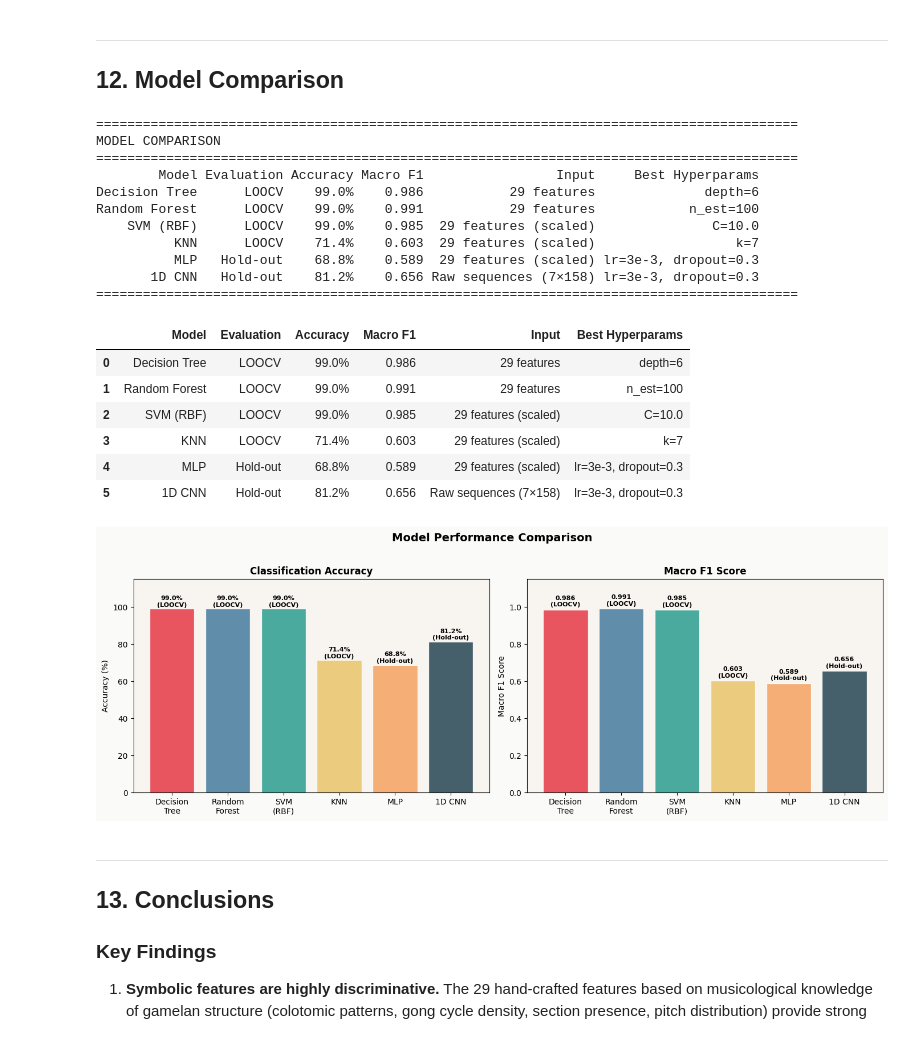
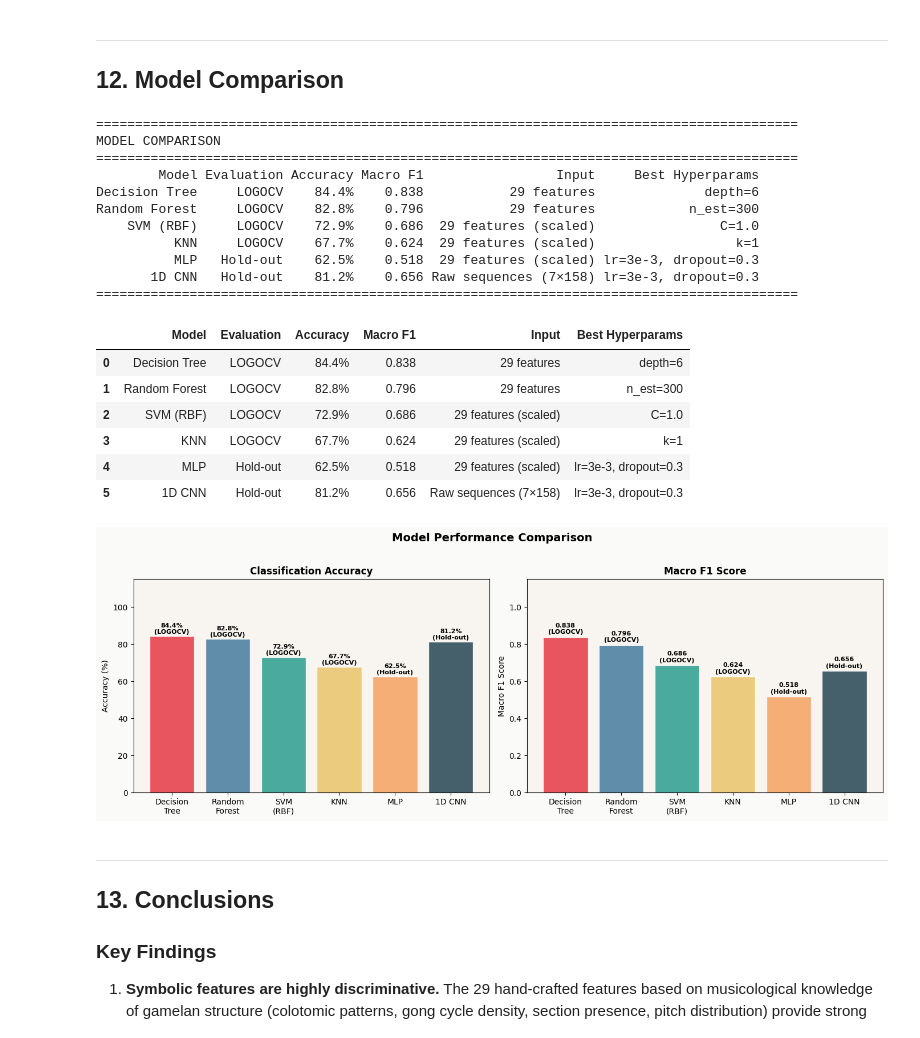
Before and after one commit to fredericVaquer/classifying-javanese-gamelan-forms, a Jupyter notebook: gamelan_classification_augmented.ipynb, the cells around one changed output. Cells and saved outputs as stored; diff of their text form; code cells hidden in the pictures.

```diff
--- a/gamelan_classification_augmented.ipynb
+++ b/gamelan_classification_augmented.ipynb
@@ -487,18 +509,18 @@ best_depth_dt = 1
 
 for depth in range(1, 16):
     dt = DecisionTreeClassifier(max_depth=depth, random_state=42)
-    y_pred_loo = cross_val_predict(dt, X_feat, y, cv=loo)
+    y_pred_loo = cross_val_predict(dt, X_feat, y, cv=logo, groups=groups)
     acc = accuracy_score(y, y_pred_loo)
     if acc > best_loo_acc_dt:
         best_loo_acc_dt = acc
         best_depth_dt = depth
 
 dt_final = DecisionTreeClassifier(max_depth=best_depth_dt, random_state=42)
-y_pred_dt_loo = cross_val_predict(dt_final, X_feat, y, cv=loo)
+y_pred_dt_loo = cross_val_predict(dt_final, X_feat, y, cv=logo, groups=groups)
 dt_loo_acc = accuracy_score(y, y_pred_dt_loo)
 dt_loo_f1 = f1_score(y, y_pred_dt_loo, average="macro")
 
-print(f"Decision Tree — LOOCV Results")
+print(f"Decision Tree — LOGOCV Results")
 print(f"  Best depth: {best_depth_dt}")
 print(f"  Accuracy:   {dt_loo_acc:.1%}")
 print(f"  Macro F1:   {dt_loo_f1:.3f}")
@@ -591,18 +613,18 @@ best_n_estimators = 50
 
 for n_est in [50, 100, 200, 300]:
     rf = RandomForestClassifier(n_estimators=n_est, max_depth=best_depth_dt + 2, random_state=42)
-    y_pred_loo_rf = cross_val_predict(rf, X_feat, y, cv=loo)
+    y_pred_loo_rf = cross_val_predict(rf, X_feat, y, cv=logo, groups=groups)
     acc = accuracy_score(y, y_pred_loo_rf)
     if acc > best_loo_acc_rf:
         best_loo_acc_rf = acc
         best_n_estimators = n_est
 
 rf_final = RandomForestClassifier(n_estimators=best_n_estimators, max_depth=best_depth_dt + 2, random_state=42)
-y_pred_rf_loo = cross_val_predict(rf_final, X_feat, y, cv=loo)
+y_pred_rf_loo = cross_val_predict(rf_final, X_feat, y, cv=logo, groups=groups)
 rf_loo_acc = accuracy_score(y, y_pred_rf_loo)
 rf_loo_f1 = f1_score(y, y_pred_rf_loo, average="macro")
 
-print(f"Random Forest — LOOCV Results")
+print(f"Random Forest — LOGOCV Results")
 print(f"  n_estimators: {best_n_estimators}, max_depth: {best_depth_dt + 2}")
 print(f"  Accuracy:     {rf_loo_acc:.1%}")
 print(f"  Macro F1:     {rf_loo_f1:.3f}")
@@ -661,18 +683,18 @@ best_C = 1.0
 
 for C in [0.1, 1.0, 10.0, 100.0]:
     svm = SVC(C=C, kernel="rbf", gamma="scale", random_state=42)
-    y_pred_loo_svm = cross_val_predict(svm, X_scaled, y, cv=loo)
+    y_pred_loo_svm = cross_val_predict(svm, X_scaled, y, cv=logo, groups=groups)
     acc = accuracy_score(y, y_pred_loo_svm)
     if acc > best_loo_acc_svm:
         best_loo_acc_svm = acc
         best_C = C
 
 svm_final = SVC(C=best_C, kernel="rbf", gamma="scale", random_state=42)
-y_pred_svm_loo = cross_val_predict(svm_final, X_scaled, y, cv=loo)
+y_pred_svm_loo = cross_val_predict(svm_final, X_scaled, y, cv=logo, groups=groups)
 svm_loo_acc = accuracy_score(y, y_pred_svm_loo)
 svm_loo_f1 = f1_score(y, y_pred_svm_loo, average="macro")
 
-print(f"SVM (RBF) — LOOCV Results")
+print(f"SVM (RBF) — LOGOCV Results")
 print(f"  C:        {best_C}")
 print(f"  Accuracy: {svm_loo_acc:.1%}")
 print(f"  Macro F1: {svm_loo_f1:.3f}")
@@ -717,18 +739,18 @@ best_k = 3
 
 for k in [1, 3, 5, 7]:
     knn = KNeighborsClassifier(n_neighbors=k)
-    y_pred_loo_knn = cross_val_predict(knn, X_scaled, y, cv=loo)
+    y_pred_loo_knn = cross_val_predict(knn, X_scaled, y, cv=logo, groups=groups)
     acc = accuracy_score(y, y_pred_loo_knn)
     if acc > best_loo_acc_knn:
         best_loo_acc_knn = acc
         best_k = k
 
 knn_final = KNeighborsClassifier(n_neighbors=best_k)
-y_pred_knn_loo = cross_val_predict(knn_final, X_scaled, y, cv=loo)
+y_pred_knn_loo = cross_val_predict(knn_final, X_scaled, y, cv=logo, groups=groups)
 knn_loo_acc = accuracy_score(y, y_pred_knn_loo)
 knn_loo_f1 = f1_score(y, y_pred_knn_loo, average="macro")
 
-print(f"KNN — LOOCV Results")
+print(f"KNN — LOGOCV Results")
 print(f"  k:        {best_k}")
 print(f"  Accuracy: {knn_loo_acc:.1%}")
 print(f"  Macro F1: {knn_loo_f1:.3f}")
@@ -974,13 +996,13 @@ plt.show()
 ## 12. Model Comparison <a id='12-comparison'></a>
 # %%
 results = pd.DataFrame([
-    {"Model": "Decision Tree", "Evaluation": "LOOCV", "Accuracy": dt_loo_acc, "Macro F1": dt_loo_f1,
+    {"Model": "Decision Tree", "Evaluation": "LOGOCV", "Accuracy": dt_loo_acc, "Macro F1": dt_loo_f1,
      "Input": "29 features", "Best Hyperparams": f"depth={best_depth_dt}"},
-    {"Model": "Random Forest", "Evaluation": "LOOCV", "Accuracy": rf_loo_acc, "Macro F1": rf_loo_f1,
+    {"Model": "Random Forest", "Evaluation": "LOGOCV", "Accuracy": rf_loo_acc, "Macro F1": rf_loo_f1,
      "Input": "29 features", "Best Hyperparams": f"n_est={best_n_estimators}"},
-    {"Model": "SVM (RBF)", "Evaluation": "LOOCV", "Accuracy": svm_loo_acc, "Macro F1": svm_loo_f1,
+    {"Model": "SVM (RBF)", "Evaluation": "LOGOCV", "Accuracy": svm_loo_acc, "Macro F1": svm_loo_f1,
      "Input": "29 features (scaled)", "Best Hyperparams": f"C={best_C}"},
-    {"Model": "KNN", "Evaluation": "LOOCV", "Accuracy": knn_loo_acc, "Macro F1": knn_loo_f1,
+    {"Model": "KNN", "Evaluation": "LOGOCV", "Accuracy": knn_loo_acc, "Macro F1": knn_loo_f1,
      "Input": "29 features (scaled)", "Best Hyperparams": f"k={best_k}"},
     {"Model": "MLP", "Evaluation": "Hold-out", "Accuracy": mlp_holdout_acc, "Macro F1": mlp_holdout_f1,
      "Input": "29 features (scaled)", "Best Hyperparams": "lr=3e-3, dropout=0.3"},
@@ -1004,50 +1026,50 @@ results_display
 MODEL COMPARISON
 ==========================================================================================
         Model Evaluation Accuracy Macro F1                 Input     Best Hyperparams
-Decision Tree      LOOCV    99.0%    0.986           29 features              depth=6
-Random Forest      LOOCV    99.0%    0.991           29 features            n_est=100
-    SVM (RBF)      LOOCV    99.0%    0.985  29 features (scaled)               C=10.0
-          KNN      LOOCV    71.4%    0.603  29 features (scaled)                  k=7
-          MLP   Hold-out    68.8%    0.589  29 features (scaled) lr=3e-3, dropout=0.3
+Decision Tree     LOGOCV    84.4%    0.838           29 features              depth=6
+Random Forest     LOGOCV    82.8%    0.796           29 features            n_est=300
+    SVM (RBF)     LOGOCV    72.9%    0.686  29 features (scaled)                C=1.0
+          KNN     LOGOCV    67.7%    0.624  29 features (scaled)                  k=1
+          MLP   Hold-out    62.5%    0.518  29 features (scaled) lr=3e-3, dropout=0.3
        1D CNN   Hold-out    81.2%    0.656 Raw sequences (7×158) lr=3e-3, dropout=0.3
 ==========================================================================================
 |  | Model | Evaluation | Accuracy | Macro F1 | Input | Best Hyperparams |
-| 0 | Decision Tree | LOOCV | 99.0% | 0.986 | 29 features | depth=6 |
-| 1 | Random Forest | LOOCV | 99.0% | 0.991 | 29 features | n_est=100 |
-| 2 | SVM (RBF) | LOOCV | 99.0% | 0.985 | 29 features (scaled) | C=10.0 |
-| 3 | KNN | LOOCV | 71.4% | 0.603 | 29 features (scaled) | k=7 |
-| 4 | MLP | Hold-out | 68.8% | 0.589 | 29 features (scaled) | lr=3e-3, dropout=0.3 |
+| 0 | Decision Tree | LOGOCV | 84.4% | 0.838 | 29 features | depth=6 |
+| 1 | Random Forest | LOGOCV | 82.8% | 0.796 | 29 features | n_est=300 |
+| 2 | SVM (RBF) | LOGOCV | 72.9% | 0.686 | 29 features (scaled) | C=1.0 |
+| 3 | KNN | LOGOCV | 67.7% | 0.624 | 29 features (scaled) | k=1 |
+| 4 | MLP | Hold-out | 62.5% | 0.518 | 29 features (scaled) | lr=3e-3, dropout=0.3 |
 | 5 | 1D CNN | Hold-out | 81.2% | 0.656 | Raw sequences (7×158) | lr=3e-3, dropout=0.3 |
 # %%
 model_names = ["Decision\nTree", "Random\nForest", "SVM\n(RBF)", "KNN", "MLP", "1D CNN"]
 accuracies = [dt_loo_acc, rf_loo_acc, svm_loo_acc, knn_loo_acc, mlp_holdout_acc, cnn_holdout_acc]
 f1_scores_list = [dt_loo_f1, rf_loo_f1, svm_loo_f1, knn_loo_f1, mlp_holdout_f1, cnn_holdout_f1]
 bar_colors = PALETTE[:len(model_names)]
-eval_types = ["LOOCV", "LOOCV", "LOOCV", "LOOCV", "Hold-out", "Hold-out"]
+eval_types = ["LOGOCV", "LOGOCV", "LOGOCV", "LOGOCV", "Hold-out", "Hold-out"]
 
 fig, (ax1, ax2) = plt.subplots(1, 2, figsize=(14, 5))
 
 bars1 = ax1.bar(model_names, [a * 100 for a in accuracies], color=bar_colors, alpha=0.85, edgecolor="white")
 for bar, acc, ev in zip(bars1, accuracies, eval_types):
     ax1.text(bar.get_x() + bar.get_width()/2, bar.get_height() + 0.5,
              f"{acc:.1%}\n({ev})", ha="center", va="bottom", fontsize=8, fontweight="bold")
 ax1.set_ylim(0, 115)
 ax1.set_ylabel("Accuracy (%)")
 ax1.set_title("Classification Accuracy", fontweight="bold")
 
 bars2 = ax2.bar(model_names, f1_scores_list, color=bar_colors, alpha=0.85, edgecolor="white")
 for bar, f1, ev in zip(bars2, f1_scores_list, eval_types):
     ax2.text(bar.get_x() + bar.get_width()/2, bar.get_height() + 0.01,
              f"{f1:.3f}\n({ev})", ha="center", va="bottom", fontsize=8, fontweight="bold")
 ax2.set_ylim(0, 1.15)
 ax2.set_ylabel("Macro F1 Score")
 ax2.set_title("Macro F1 Score", fontweight="bold")
 
 fig.suptitle("Model Performance Comparison", fontsize=14, fontweight="bold", y=1.02)
 fig.tight_layout()
 plt.show()
 # %% [output]
-[figure, old version]
+[figure, new version]
 # %% [markdown]
 ---
 ## 13. Conclusions <a id='13-conclusions'></a>
```
Also changed, not shown: parts of 15 cells of this notebook, 1 other file.
